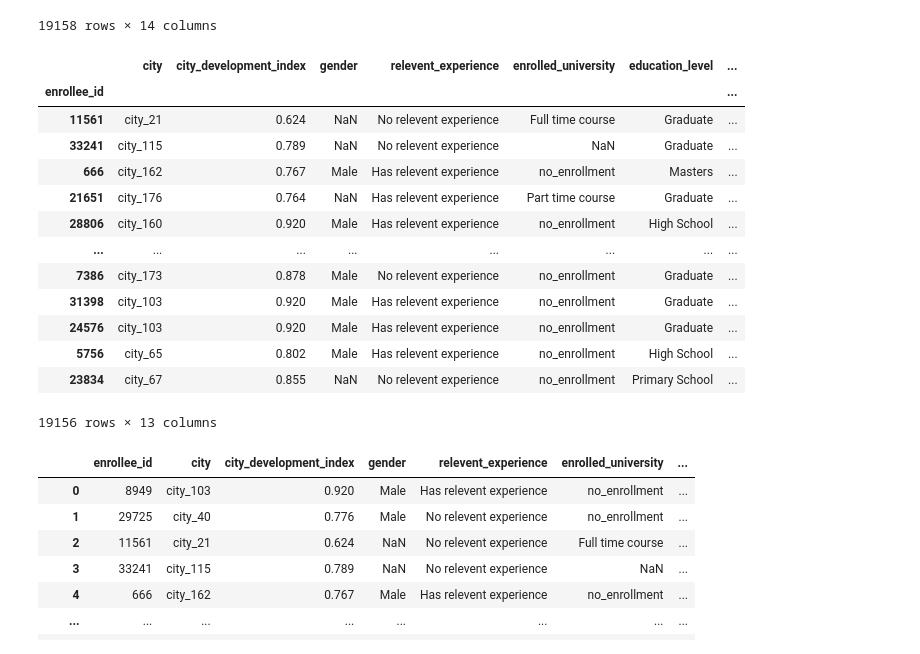
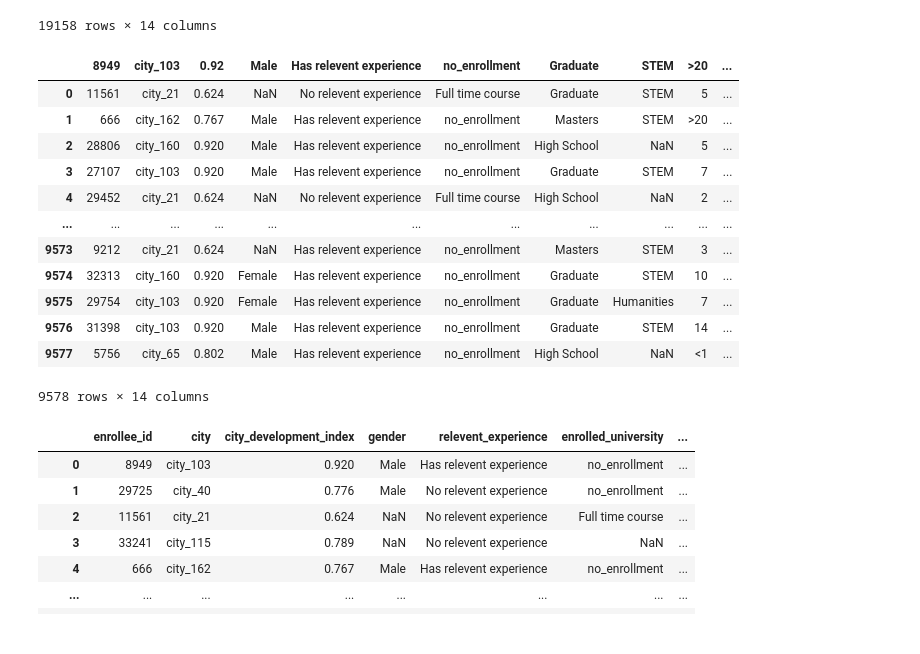
Before and after one commit to Nihar109/Machine-Learning-, a Jupyter notebook: Working with csv file/Working_with_csv.ipynb, the cells around one changed output. Cells and saved outputs as stored; diff of their text form; code cells hidden in the pictures.

```diff
--- a/Working with csv file/Working_with_csv.ipynb
+++ b/Working with csv file/Working_with_csv.ipynb
@@ -210,22 +242,21 @@ pd.read_csv('aug_train.csv')
 | 19157 | 23834 | city_67 | 0.855 | NaN | No relevent experience | no_enrollment | ... |
 19158 rows × 14 columns
 # %%
-pd.read_csv('aug_train.csv',index_col=['enrollee_id'],  skiprows= lambda x : x in [1, 2])
+pd.read_csv('aug_train.csv',  skiprows= lambda x : x%2== 0)
 # %% [output]
-|  | city | city_development_index | gender | relevent_experience | enrolled_university | education_level | ... |
-| enrollee_id |  |  |  |  |  |  | ... |
-| 11561 | city_21 | 0.624 | NaN | No relevent experience | Full time course | Graduate | ... |
-| 33241 | city_115 | 0.789 | NaN | No relevent experience | NaN | Graduate | ... |
-| 666 | city_162 | 0.767 | Male | Has relevent experience | no_enrollment | Masters | ... |
-| 21651 | city_176 | 0.764 | NaN | Has relevent experience | Part time course | Graduate | ... |
-| 28806 | city_160 | 0.920 | Male | Has relevent experience | no_enrollment | High School | ... |
-| ... | ... | ... | ... | ... | ... | ... | ... |
-| 7386 | city_173 | 0.878 | Male | No relevent experience | no_enrollment | Graduate | ... |
-| 31398 | city_103 | 0.920 | Male | Has relevent experience | no_enrollment | Graduate | ... |
-| 24576 | city_103 | 0.920 | Male | Has relevent experience | no_enrollment | Graduate | ... |
-| 5756 | city_65 | 0.802 | Male | Has relevent experience | no_enrollment | High School | ... |
-| 23834 | city_67 | 0.855 | NaN | No relevent experience | no_enrollment | Primary School | ... |
+|  | 8949 | city_103 | 0.92 | Male | Has relevent experience | no_enrollment | Graduate | STEM | >20 | ... |
+| 0 | 11561 | city_21 | 0.624 | NaN | No relevent experience | Full time course | Graduate | STEM | 5 | ... |
+| 1 | 666 | city_162 | 0.767 | Male | Has relevent experience | no_enrollment | Masters | STEM | >20 | ... |
+| 2 | 28806 | city_160 | 0.920 | Male | Has relevent experience | no_enrollment | High School | NaN | 5 | ... |
+| 3 | 27107 | city_103 | 0.920 | Male | Has relevent experience | no_enrollment | Graduate | STEM | 7 | ... |
+| 4 | 29452 | city_21 | 0.624 | NaN | No relevent experience | Full time course | High School | NaN | 2 | ... |
+| ... | ... | ... | ... | ... | ... | ... | ... | ... | ... | ... |
+| 9573 | 9212 | city_21 | 0.624 | NaN | Has relevent experience | no_enrollment | Masters | STEM | 3 | ... |
+| 9574 | 32313 | city_160 | 0.920 | Female | Has relevent experience | no_enrollment | Graduate | STEM | 10 | ... |
+| 9575 | 29754 | city_103 | 0.920 | Female | Has relevent experience | no_enrollment | Graduate | Humanities | 7 | ... |
+| 9576 | 31398 | city_103 | 0.920 | Male | Has relevent experience | no_enrollment | Graduate | STEM | 14 | ... |
+| 9577 | 5756 | city_65 | 0.802 | Male | Has relevent experience | no_enrollment | High School | NaN | <1 | ... |
-19156 rows × 13 columns
+9578 rows × 14 columns
 # %%
 pd.read_csv('aug_train.csv')
 # %% [output]
```
Also changed, not shown: parts of 4 cells of this notebook, 15 other files.
